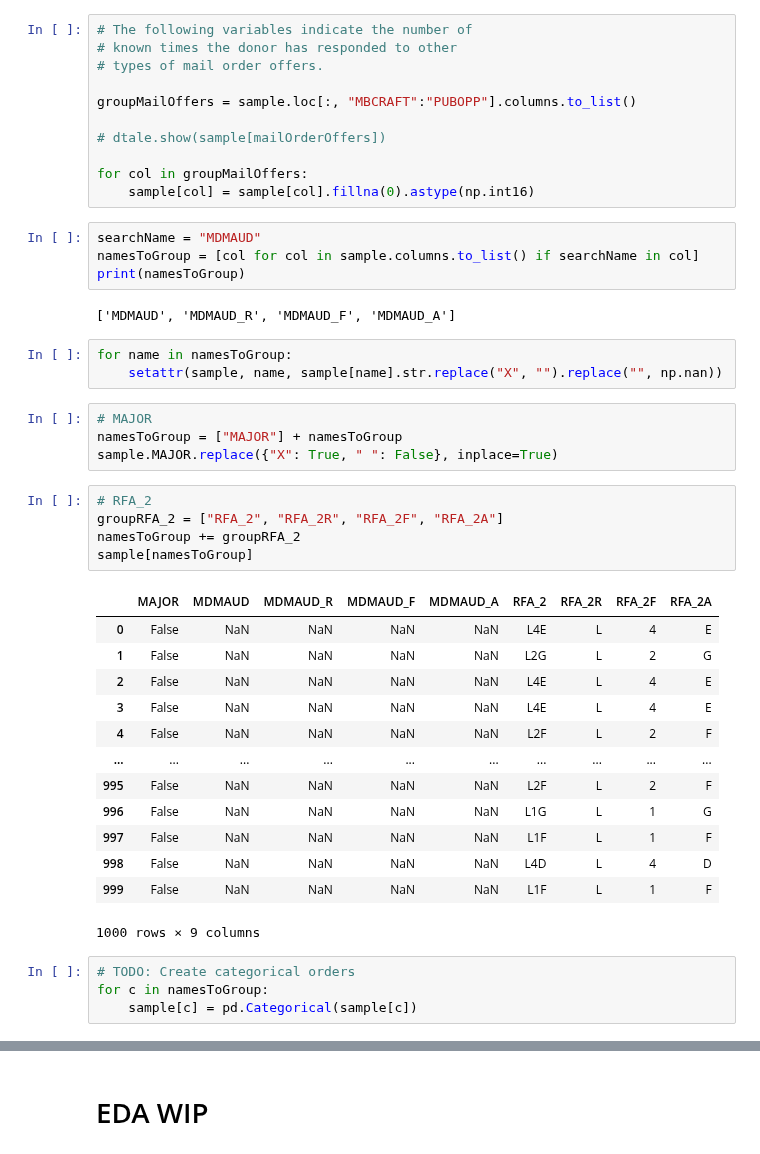
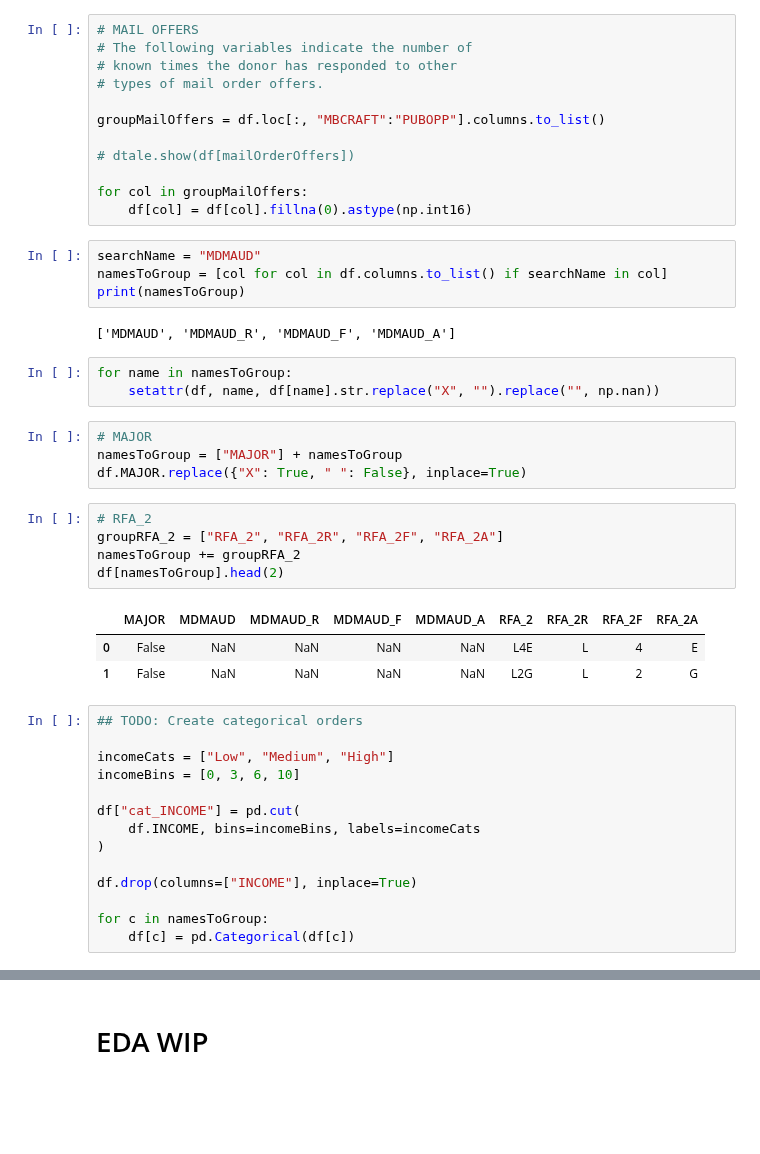
Before and after one commit to fredericosantos/ims_DM_Project, a Jupyter notebook: fs_initial_eda.ipynb, the cells around one changed output, grey strips where cells are left out. Saved outputs shown, nothing was run; the diff lists cells and outputs as text; blank space fills up the shorter version.

```diff
--- a/fs_initial_eda.ipynb
+++ b/fs_initial_eda.ipynb
@@ -20,49 +87,50 @@ sample = pd.read_pickle("sample.pkl")
 # %% [markdown]
 # EDA DONE
 # %%
+# MAIL OFFERS
 # The following variables indicate the number of
 # known times the donor has responded to other
 # types of mail order offers.
 
-groupMailOffers = sample.loc[:, "MBCRAFT":"PUBOPP"].columns.to_list()
+groupMailOffers = df.loc[:, "MBCRAFT":"PUBOPP"].columns.to_list()
 
-# dtale.show(sample[mailOrderOffers])
+# dtale.show(df[mailOrderOffers])
 
 for col in groupMailOffers:
-    sample[col] = sample[col].fillna(0).astype(np.int16)
+    df[col] = df[col].fillna(0).astype(np.int16)
 # %%
 searchName = "MDMAUD"
-namesToGroup = [col for col in sample.columns.to_list() if searchName in col]
+namesToGroup = [col for col in df.columns.to_list() if searchName in col]
 print(namesToGroup)
 # %% [output]
 ['MDMAUD', 'MDMAUD_R', 'MDMAUD_F', 'MDMAUD_A']
 # %%
 for name in namesToGroup:
-    setattr(sample, name, sample[name].str.replace("X", "").replace("", np.nan))
+    setattr(df, name, df[name].str.replace("X", "").replace("", np.nan))
 # %%
 # MAJOR
 namesToGroup = ["MAJOR"] + namesToGroup
-sample.MAJOR.replace({"X": True, " ": False}, inplace=True)
+df.MAJOR.replace({"X": True, " ": False}, inplace=True)
 # %%
 # RFA_2
 groupRFA_2 = ["RFA_2", "RFA_2R", "RFA_2F", "RFA_2A"]
 namesToGroup += groupRFA_2
-sample[namesToGroup]
+df[namesToGroup].head(2)
 # %% [output]
 |  | MAJOR | MDMAUD | MDMAUD_R | MDMAUD_F | MDMAUD_A | RFA_2 | RFA_2R | RFA_2F | RFA_2A |
 | 0 | False | NaN | NaN | NaN | NaN | L4E | L | 4 | E |
 | 1 | False | NaN | NaN | NaN | NaN | L2G | L | 2 | G |
-| 2 | False | NaN | NaN | NaN | NaN | L4E | L | 4 | E |
-| 3 | False | NaN | NaN | NaN | NaN | L4E | L | 4 | E |
-| 4 | False | NaN | NaN | NaN | NaN | L2F | L | 2 | F |
-| ... | ... | ... | ... | ... | ... | ... | ... | ... | ... |
-| 995 | False | NaN | NaN | NaN | NaN | L2F | L | 2 | F |
-| 996 | False | NaN | NaN | NaN | NaN | L1G | L | 1 | G |
-| 997 | False | NaN | NaN | NaN | NaN | L1F | L | 1 | F |
-| 998 | False | NaN | NaN | NaN | NaN | L4D | L | 4 | D |
-| 999 | False | NaN | NaN | NaN | NaN | L1F | L | 1 | F |
-1000 rows × 9 columns
 # %%
-# TODO: Create categorical orders
+## TODO: Create categorical orders
+
+incomeCats = ["Low", "Medium", "High"]
+incomeBins = [0, 3, 6, 10]
+
+df["cat_INCOME"] = pd.cut(
+    df.INCOME, bins=incomeBins, labels=incomeCats
+)
+
+df.drop(columns=["INCOME"], inplace=True)
+
 for c in namesToGroup:
-    sample[c] = pd.Categorical(sample[c])
+    df[c] = pd.Categorical(df[c])
```
Also changed, not shown: parts of 26 cells of this notebook, 3 other files.
